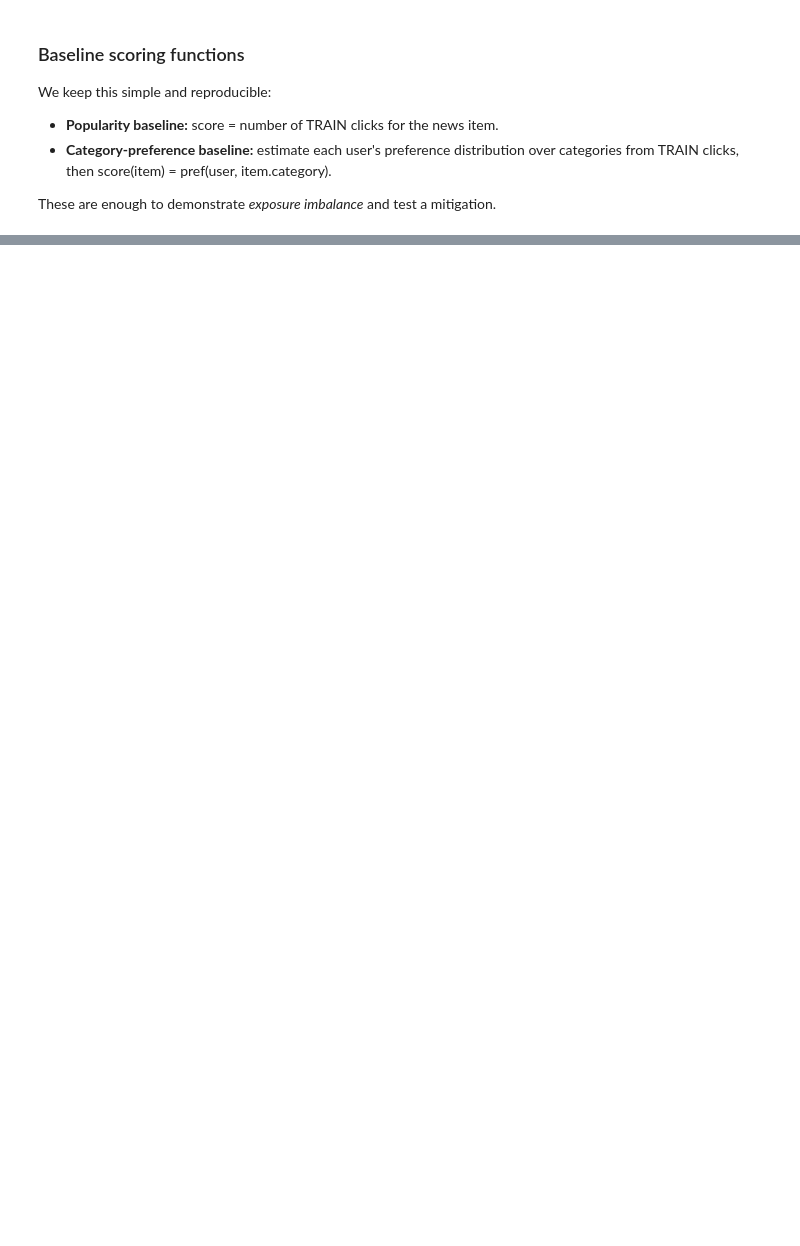
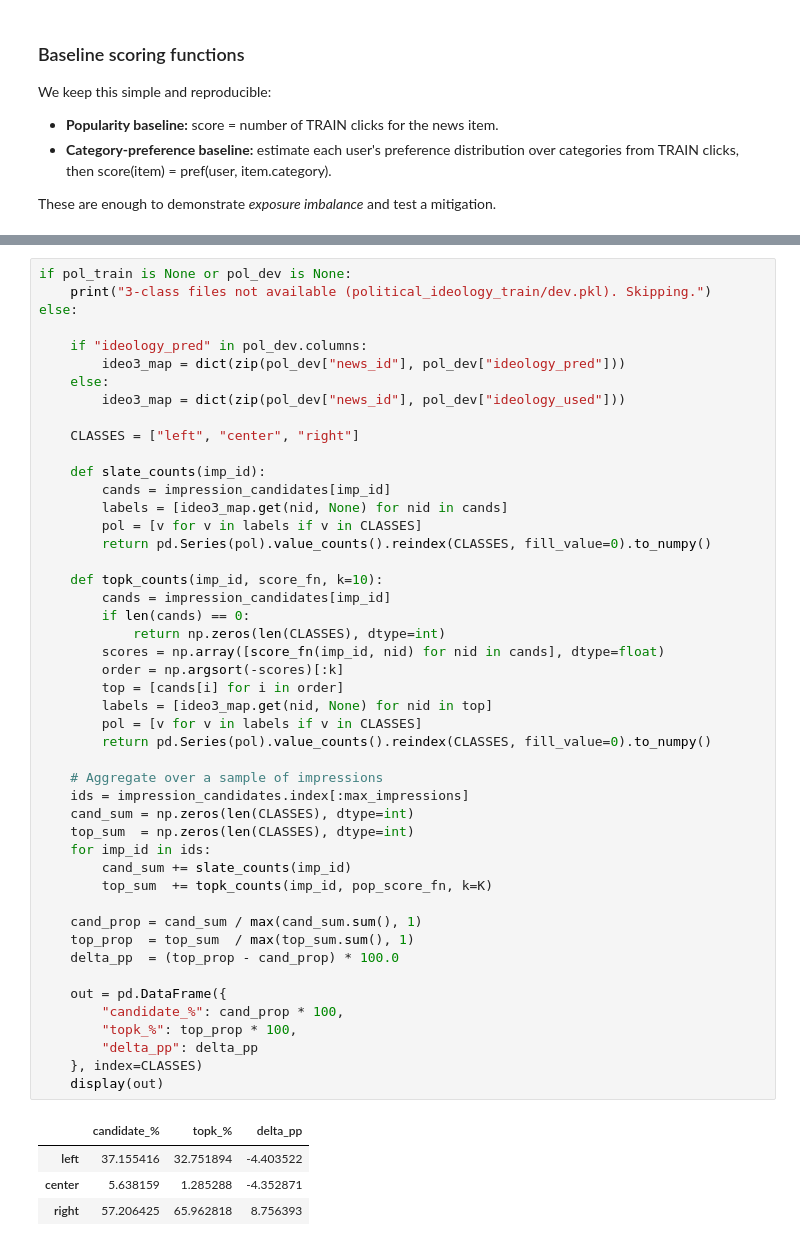
Before and after one commit to joanapimenta27/IAS_Project, a Jupyter notebook: notebooks/08_mitigations_and_conclusions.ipynb, the cells around one changed output, grey strips where cells are left out. Saved outputs shown, nothing was run; the diff lists cells and outputs as text; blank space fills up the shorter version.

```diff
--- a/notebooks/08_mitigations_and_conclusions.ipynb
+++ b/notebooks/08_mitigations_and_conclusions.ipynb
@@ -148,0 +552,52 @@ print("Users with learned category preferences:", len(user_pref_cat))
+# %%
+if pol_train is None or pol_dev is None:
+    print("3-class files not available (political_ideology_train/dev.pkl). Skipping.")
+else:
+
+    if "ideology_pred" in pol_dev.columns:
+        ideo3_map = dict(zip(pol_dev["news_id"], pol_dev["ideology_pred"]))
+    else:
+        ideo3_map = dict(zip(pol_dev["news_id"], pol_dev["ideology_used"]))
+
+    CLASSES = ["left", "center", "right"]
+
+    def slate_counts(imp_id):
+        cands = impression_candidates[imp_id]
+        labels = [ideo3_map.get(nid, None) for nid in cands]
+        pol = [v for v in labels if v in CLASSES]
+        return pd.Series(pol).value_counts().reindex(CLASSES, fill_value=0).to_numpy()
+
+    def topk_counts(imp_id, score_fn, k=10):
+        cands = impression_candidates[imp_id]
+        if len(cands) == 0:
+            return np.zeros(len(CLASSES), dtype=int)
+        scores = np.array([score_fn(imp_id, nid) for nid in cands], dtype=float)
+        order = np.argsort(-scores)[:k]
+        top = [cands[i] for i in order]
+        labels = [ideo3_map.get(nid, None) for nid in top]
+        pol = [v for v in labels if v in CLASSES]
+        return pd.Series(pol).value_counts().reindex(CLASSES, fill_value=0).to_numpy()
+
+    # Aggregate over a sample of impressions
+    ids = impression_candidates.index[:max_impressions]
+    cand_sum = np.zeros(len(CLASSES), dtype=int)
+    top_sum  = np.zeros(len(CLASSES), dtype=int)
+    for imp_id in ids:
+        cand_sum += slate_counts(imp_id)
+        top_sum  += topk_counts(imp_id, pop_score_fn, k=K)
+
+    cand_prop = cand_sum / max(cand_sum.sum(), 1)
+    top_prop  = top_sum  / max(top_sum.sum(), 1)
+    delta_pp  = (top_prop - cand_prop) * 100.0
+
+    out = pd.DataFrame({
+        "candidate_%": cand_prop * 100,
+        "topk_%": top_prop * 100,
+        "delta_pp": delta_pp
+    }, index=CLASSES)
+    display(out)
+# %% [output]
+|  | candidate_% | topk_% | delta_pp |
+| left | 37.155416 | 32.751894 | -4.403522 |
+| center | 5.638159 | 1.285288 | -4.352871 |
+| right | 57.206425 | 65.962818 | 8.756393 |
```
Also changed, not shown: parts of 40 cells of this notebook.
